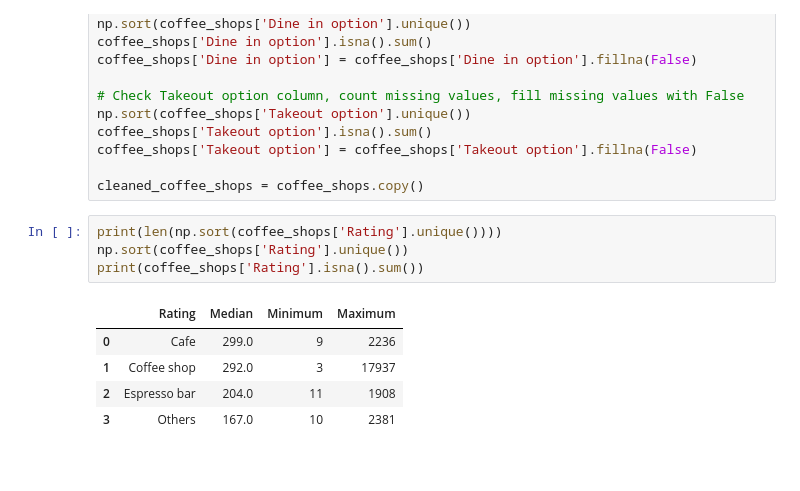
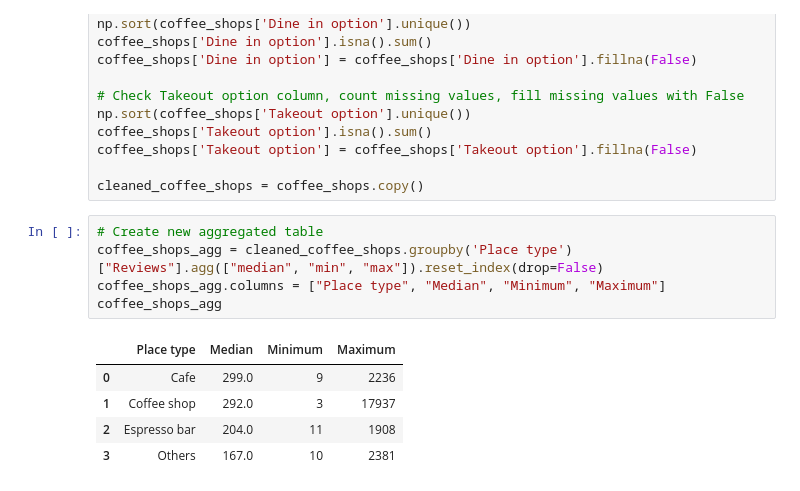
Before and after one commit to LeilaZakharova/moc_sql_coffeine_form, a Jupyter notebook: report.ipynb, the cells around one changed output. Cells and saved outputs as stored; diff of their text form.

```diff
--- a/report.ipynb
+++ b/report.ipynb
@@ -87,11 +88,12 @@ coffee_shops['Takeout option'] = coffee_shops['Takeout option'].fillna(False)
 
 cleaned_coffee_shops = coffee_shops.copy()
 # %%
-print(len(np.sort(coffee_shops['Rating'].unique())))
-np.sort(coffee_shops['Rating'].unique())
-print(coffee_shops['Rating'].isna().sum())
+# Create new aggregated table
+coffee_shops_agg = cleaned_coffee_shops.groupby('Place type')["Reviews"].agg(["median", "min", "max"]).reset_index(drop=False)
+coffee_shops_agg.columns = ["Place type", "Median", "Minimum", "Maximum"]
+coffee_shops_agg
 # %% [output]
-|  | Rating | Median | Minimum | Maximum |
+|  | Place type | Median | Minimum | Maximum |
 | 0 | Cafe | 299.0 | 9 | 2236 |
 | 1 | Coffee shop | 292.0 | 3 | 17937 |
 | 2 | Espresso bar | 204.0 | 11 | 1908 |
```
Also changed, not shown: parts of 4 cells of this notebook.
